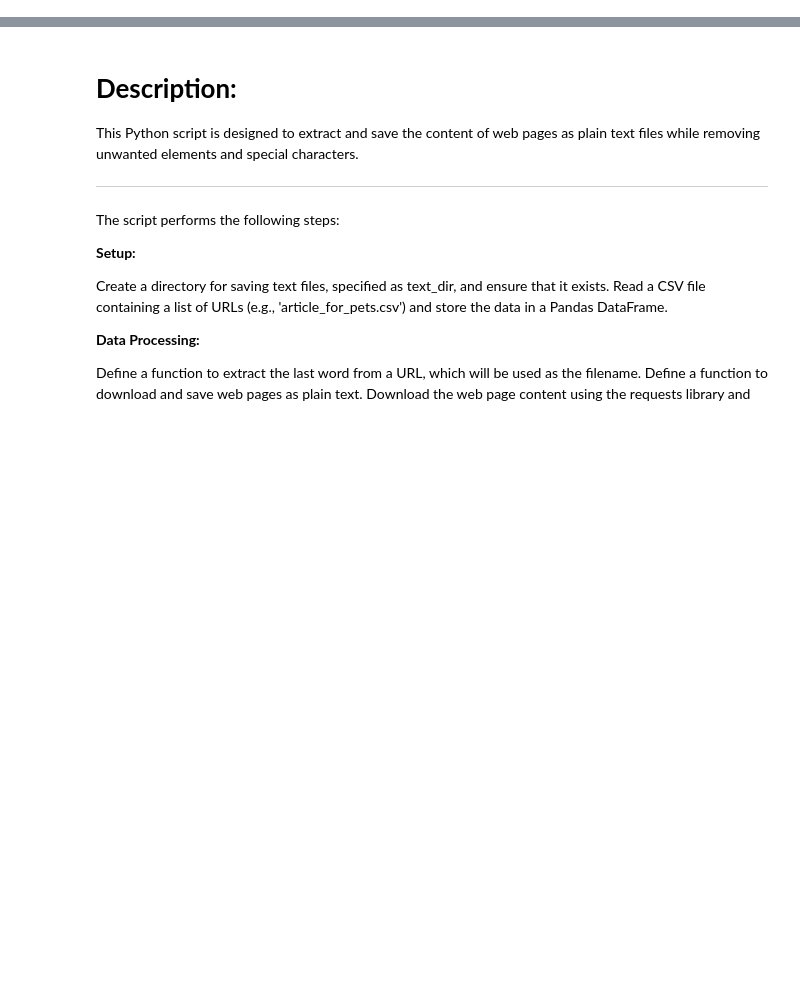
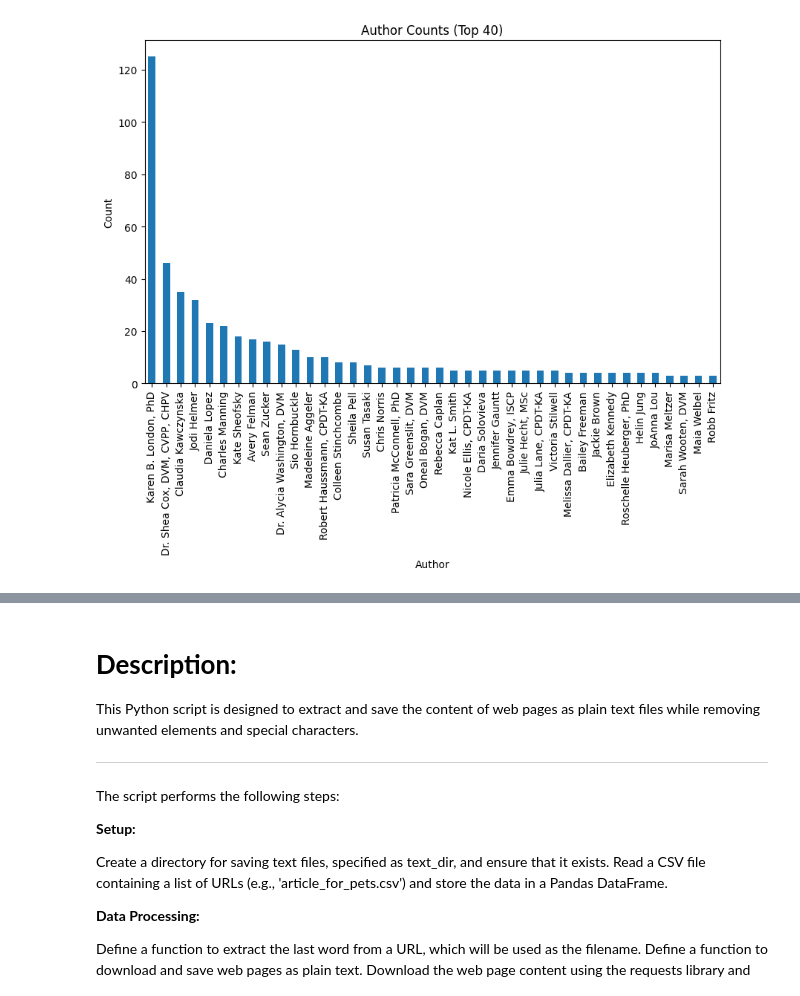
Before and after one commit to SrijitaThakur/downloadpdf, a Jupyter notebook: downloadpdf_and_graph.ipynb, the cells around one changed output, grey strips where cells are left out. Drawn from its saved outputs; the diff is of its cells as text; code cells hidden in the pictures; blank space fills up the shorter version.

```diff
--- a/downloadpdf_and_graph.ipynb
+++ b/downloadpdf_and_graph.ipynb
@@ -106,0 +258,5 @@ plt.show()
+# %%
+# Call the function to plot the author counts
+val = plot_author_counts(merged_df, title='Author Counts (Top 40)', xlabel='Author', max_count=40)
+# %% [output]
+[figure, added]
```
Also changed, not shown: parts of 34 cells of this notebook.
